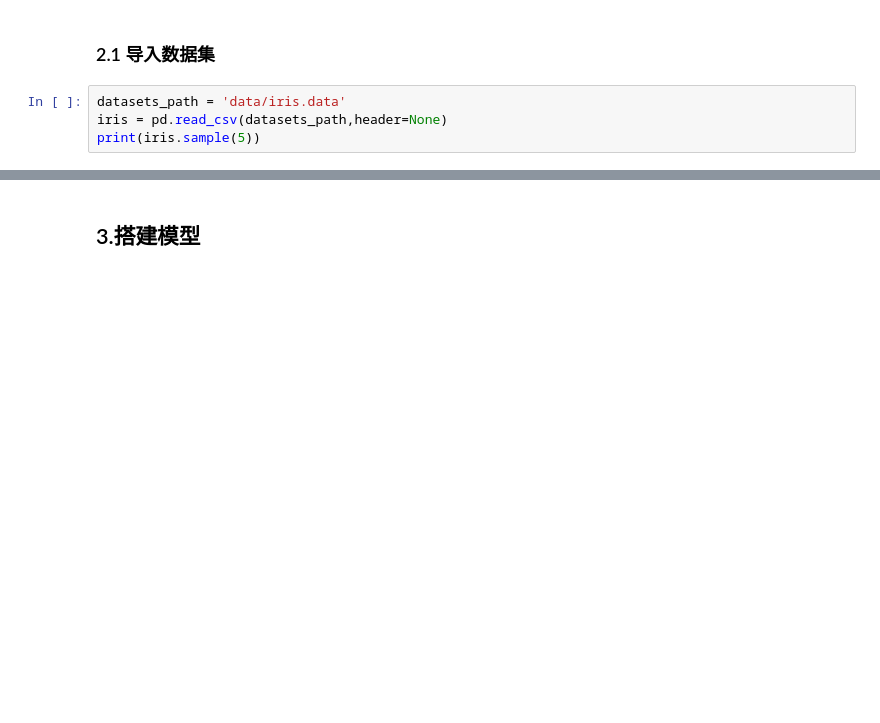
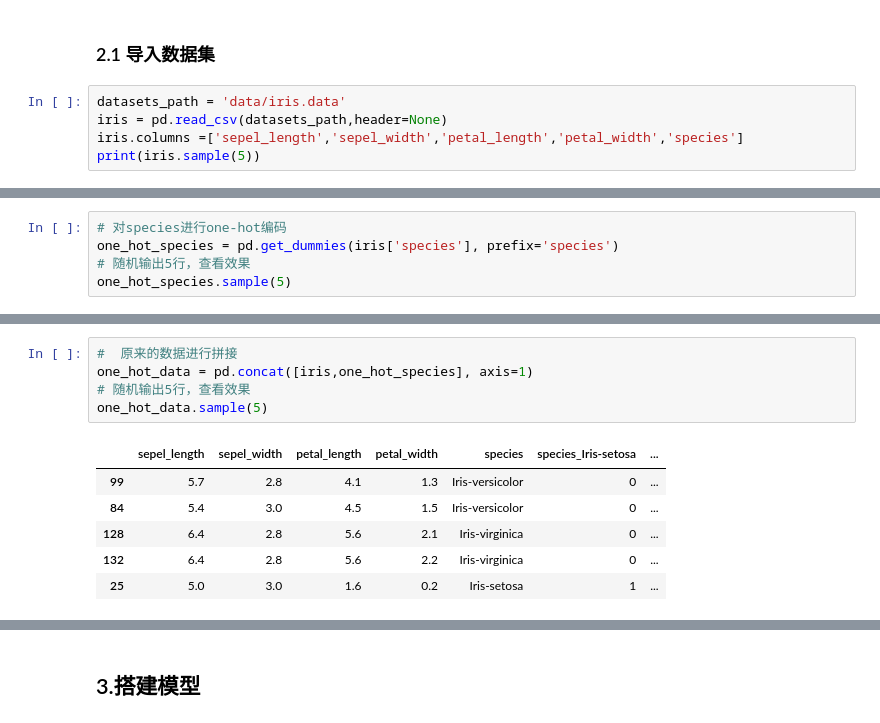
Before and after one commit to xiaoxiong1006/xiaoxiong1006.github.io, a Jupyter notebook: google_beijing_20190716/class2/code/code01_iris_classfication.ipynb, the cells around one changed output, grey strips where cells are left out. Drawn from its saved outputs; the diff is of its cells as text; blank space fills up the shorter version.

```diff
--- a/google_beijing_20190716/class2/code/code01_iris_classfication.ipynb
+++ b/google_beijing_20190716/class2/code/code01_iris_classfication.ipynb
@@ -31,5 +29,6 @@ dense3_neurons =128 #第三层神经元的数量
 # %%
 datasets_path = 'data/iris.data'
 iris = pd.read_csv(datasets_path,header=None)
+iris.columns =['sepel_length','sepel_width','petal_length','petal_width','species']
 print(iris.sample(5))
 # %% [output]
@@ -41,0 +43,5 @@ print(iris.sample(5))
+# %%
+# 对species进行one-hot编码
+one_hot_species = pd.get_dummies(iris['species'], prefix='species')
+# 随机输出5行，查看效果
+one_hot_species.sample(5)
@@ -41,0 +55,12 @@ print(iris.sample(5))
+# %%
+#  原来的数据进行拼接
+one_hot_data = pd.concat([iris,one_hot_species], axis=1)
+# 随机输出5行，查看效果
+one_hot_data.sample(5)
+# %% [output]
+|  | sepel_length | sepel_width | petal_length | petal_width | species | species_Iris-setosa | ... |
+| 99 | 5.7 | 2.8 | 4.1 | 1.3 | Iris-versicolor | 0 | ... |
+| 84 | 5.4 | 3.0 | 4.5 | 1.5 | Iris-versicolor | 0 | ... |
+| 128 | 6.4 | 2.8 | 5.6 | 2.1 | Iris-virginica | 0 | ... |
+| 132 | 6.4 | 2.8 | 5.6 | 2.2 | Iris-virginica | 0 | ... |
+| 25 | 5.0 | 3.0 | 1.6 | 0.2 | Iris-setosa | 1 | ... |
```
Also changed, not shown: parts of 31 cells of this notebook, 28 other files.
